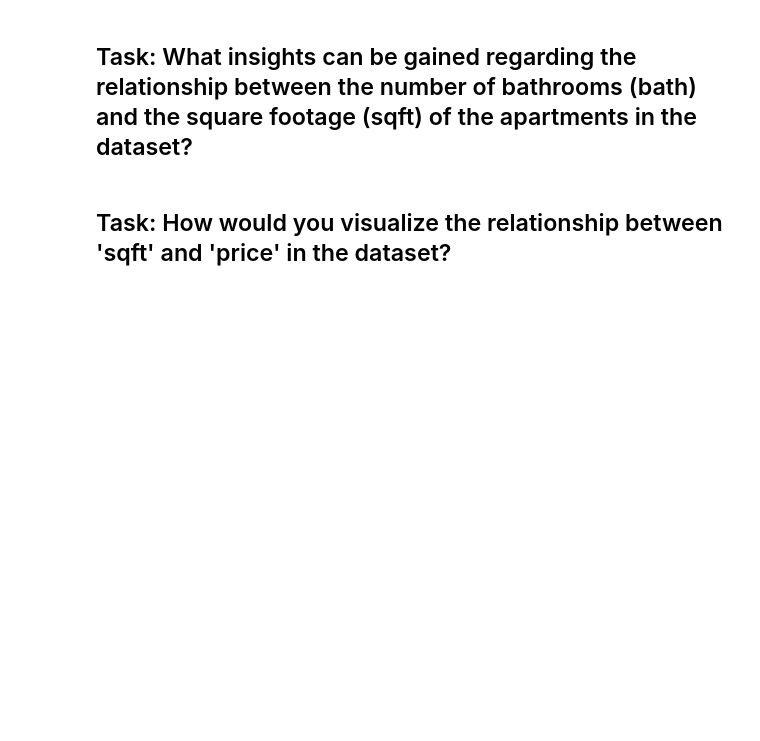
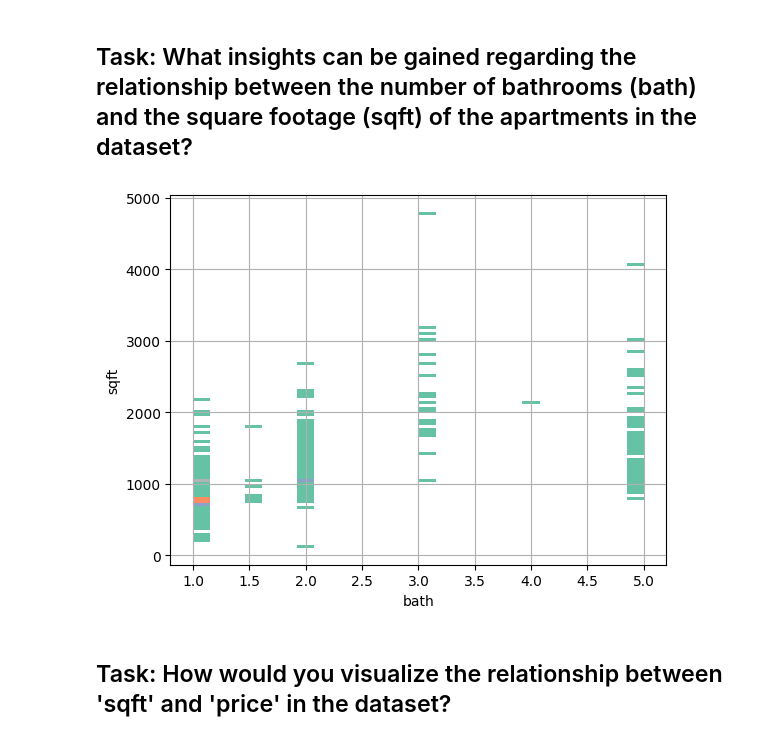
Before and after one commit to Victor-L-Almgren/Labs-and-exersizes, a Jupyter notebook: 7. Principles and Techniques for Data Science/Labs/LAB03/LAB03-EDA.ipynb, the cells around one changed output. Saved outputs shown, nothing was run; the diff lists cells and outputs as text; code cells hidden in the pictures; blank space fills up the shorter version.

```diff
--- a/7. Principles and Techniques for Data Science/Labs/LAB03/LAB03-EDA.ipynb
+++ b/7. Principles and Techniques for Data Science/Labs/LAB03/LAB03-EDA.ipynb
@@ -360,2 +470,10 @@ sns.boxplot(x='bath', y='price', data=df)
+# %%
+## YOUR CODE HERE
+
+sns.histplot(data=df, x='bath', y='sqft', cmap='Set2')
+plt.grid()
+plt.show()
+# %% [output]
+[figure, added]
 # %% [markdown]
 ## Task: How would you visualize the relationship between 'sqft' and 'price' in the dataset?
```
Also changed, not shown: parts of 39 cells of this notebook, 1 other file.
